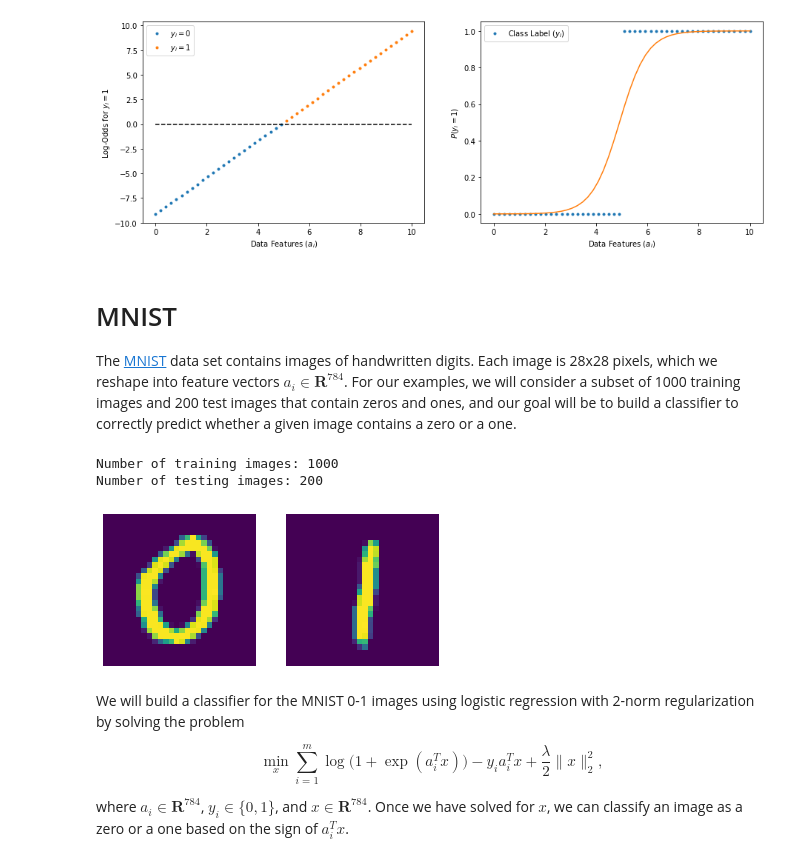
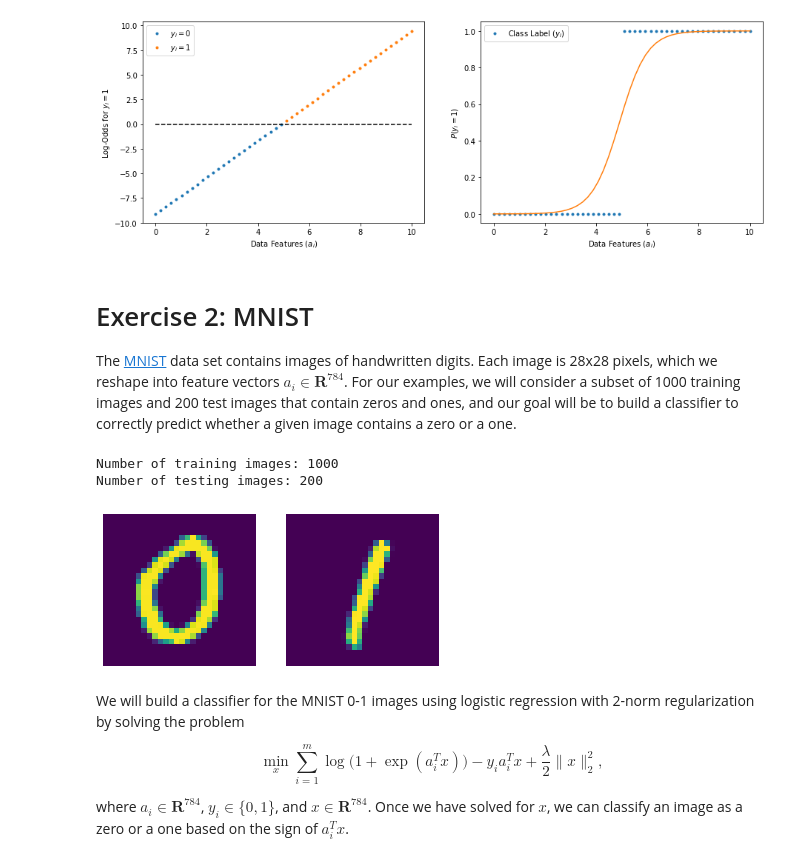
Before and after one commit to UW-AMO/neurohackademy, a Jupyter notebook: notebooks/Part4-LogisticRegression.ipynb, the cells around one changed output. Drawn from its saved outputs; the diff is of its cells as text; code cells hidden in the pictures.

Commit message:
added MNIST example

```diff
--- a/notebooks/Part4-LogisticRegression.ipynb
+++ b/notebooks/Part4-LogisticRegression.ipynb
@@ -129,7 +129,7 @@ Correctly classified in training set: 50/50
 True x: [-10, 2], Classifier: [-9.10430803  1.85533956]
 [figure]
 # %% [markdown]
-# MNIST
+# Exercise 2: MNIST
 
 The [MNIST](http://yann.lecun.com/exdb/mnist/) data set contains images of handwritten digits.
 Each image is 28x28 pixels, which we reshape into feature vectors $a_i \in \mathbf{R}^{784}$.
@@ -137,22 +137,22 @@ For our examples, we will consider a subset of 1000 training images and 200 test
 # %%
 # Load data
 A_train = np.load('../data/train_images.npy')
 y_train = np.load('../data/train_labels.npy')
 A_test = np.load('../data/test_images.npy')
 y_test = np.load('../data/test_labels.npy')
 print(f'Number of training images: {y_train.size}')
 print(f'Number of testing images: {y_test.size}')
 
 # Show two examples
 fig, ax = plt.subplots(1, 2)
-ax[0].imshow(train_images[1].reshape(28, 28))
+ax[0].imshow(A_train[1].reshape(28, 28))
 ax[0].axis('off')
-ax[1].imshow(train_images[2].reshape(28, 28))
+ax[1].imshow(A_test[2].reshape(28, 28))
 ax[1].axis('off');
 # %% [output]
 Number of training images: 1000
 Number of testing images: 200
-[figure, old version]
+[figure, new version]
 # %% [markdown]
 We will build a classifier for the MNIST 0-1 images using logistic regression with 2-norm regularization by solving the problem
 
```
Also changed, not shown: parts of 14 cells of this notebook, 1 other file.
